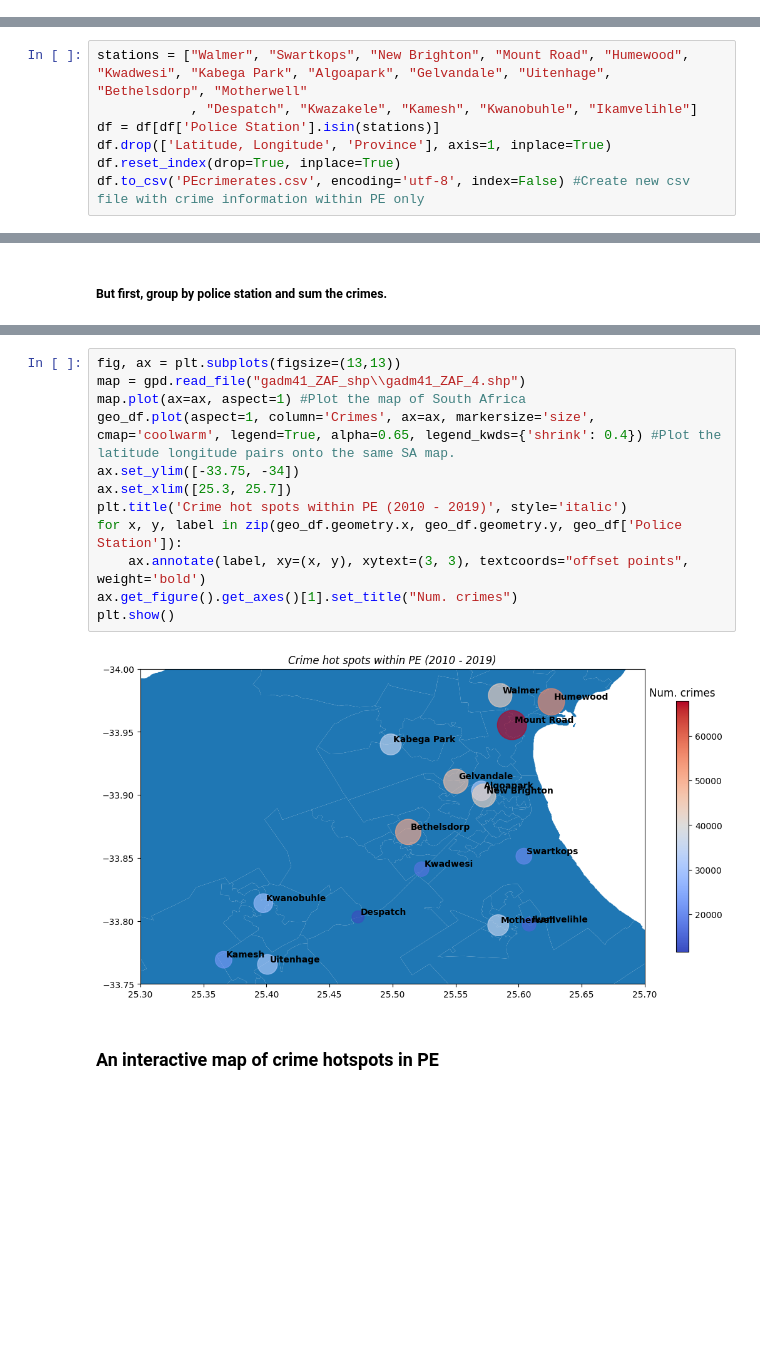
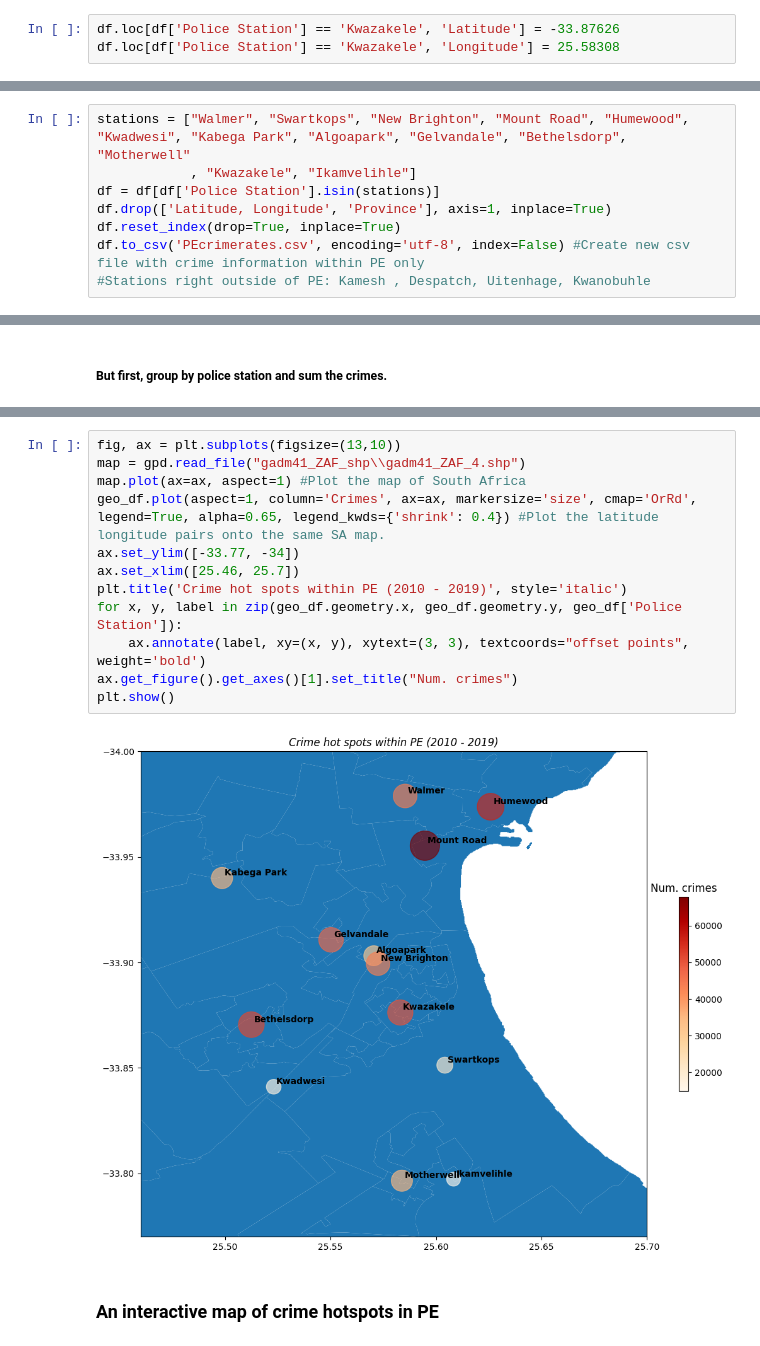
Before and after one commit to BlocknBoom123/CrimePy, a Jupyter notebook: CrimePy.ipynb, the cells around one changed output, grey strips where cells are left out. Saved outputs shown, nothing was run; the diff lists cells and outputs as text; blank space fills up the shorter version.

Commit message:
Fixed Kwazakele

```diff
--- a/CrimePy.ipynb
+++ b/CrimePy.ipynb
@@ -99 +99,4 @@ df = df[df['Police Station'] != 'Doringkloof']
+# %%
+df.loc[df['Police Station'] == 'Kwazakele', 'Latitude'] = -33.87626
+df.loc[df['Police Station'] == 'Kwazakele', 'Longitude'] = 25.58308
 # %% [markdown]
@@ -101,8 +104,9 @@ df = df[df['Police Station'] != 'Doringkloof']
 # %%
-stations = ["Walmer", "Swartkops", "New Brighton", "Mount Road", "Humewood", "Kwadwesi", "Kabega Park", "Algoapark", "Gelvandale", "Uitenhage", "Bethelsdorp", "Motherwell"
-            , "Despatch", "Kwazakele", "Kamesh", "Kwanobuhle", "Ikamvelihle"]
+stations = ["Walmer", "Swartkops", "New Brighton", "Mount Road", "Humewood", "Kwadwesi", "Kabega Park", "Algoapark", "Gelvandale", "Bethelsdorp", "Motherwell"
+            , "Kwazakele", "Ikamvelihle"]
 df = df[df['Police Station'].isin(stations)]
 df.drop(['Latitude, Longitude', 'Province'], axis=1, inplace=True)
 df.reset_index(drop=True, inplace=True)
 df.to_csv('PEcrimerates.csv', encoding='utf-8', index=False) #Create new csv file with crime information within PE only
+#Stations right outside of PE: Kamesh , Despatch, Uitenhage, Kwanobuhle
 # %% [markdown]
@@ -131,17 +137,17 @@ geo_df = gpd.GeoDataFrame(sum_crimes, crs = {'init': 'epsg:4326'}, geometry=[Poi
 # %%
-fig, ax = plt.subplots(figsize=(13,13))
+fig, ax = plt.subplots(figsize=(13,10))
 map = gpd.read_file("gadm41_ZAF_shp\\gadm41_ZAF_4.shp")
 map.plot(ax=ax, aspect=1) #Plot the map of South Africa
-geo_df.plot(aspect=1, column='Crimes', ax=ax, markersize='size', cmap='coolwarm', legend=True, alpha=0.65, legend_kwds={'shrink': 0.4}) #Plot the latitude longitude pairs onto the same SA map.
-ax.set_ylim([-33.75, -34])
-ax.set_xlim([25.3, 25.7])
+geo_df.plot(aspect=1, column='Crimes', ax=ax, markersize='size', cmap='OrRd', legend=True, alpha=0.65, legend_kwds={'shrink': 0.4}) #Plot the latitude longitude pairs onto the same SA map.
+ax.set_ylim([-33.77, -34])
+ax.set_xlim([25.46, 25.7])
 plt.title('Crime hot spots within PE (2010 - 2019)', style='italic')
 for x, y, label in zip(geo_df.geometry.x, geo_df.geometry.y, geo_df['Police Station']):
     ax.annotate(label, xy=(x, y), xytext=(3, 3), textcoords="offset points", weight='bold')
 ax.get_figure().get_axes()[1].set_title("Num. crimes")
 plt.show()
 # %% [output]
-[figure, old version]
+[figure, new version]
 # %% [markdown]
 ### An interactive map of crime hotspots in PE
 # %%
```
Also changed, not shown: parts of 12 cells of this notebook.
